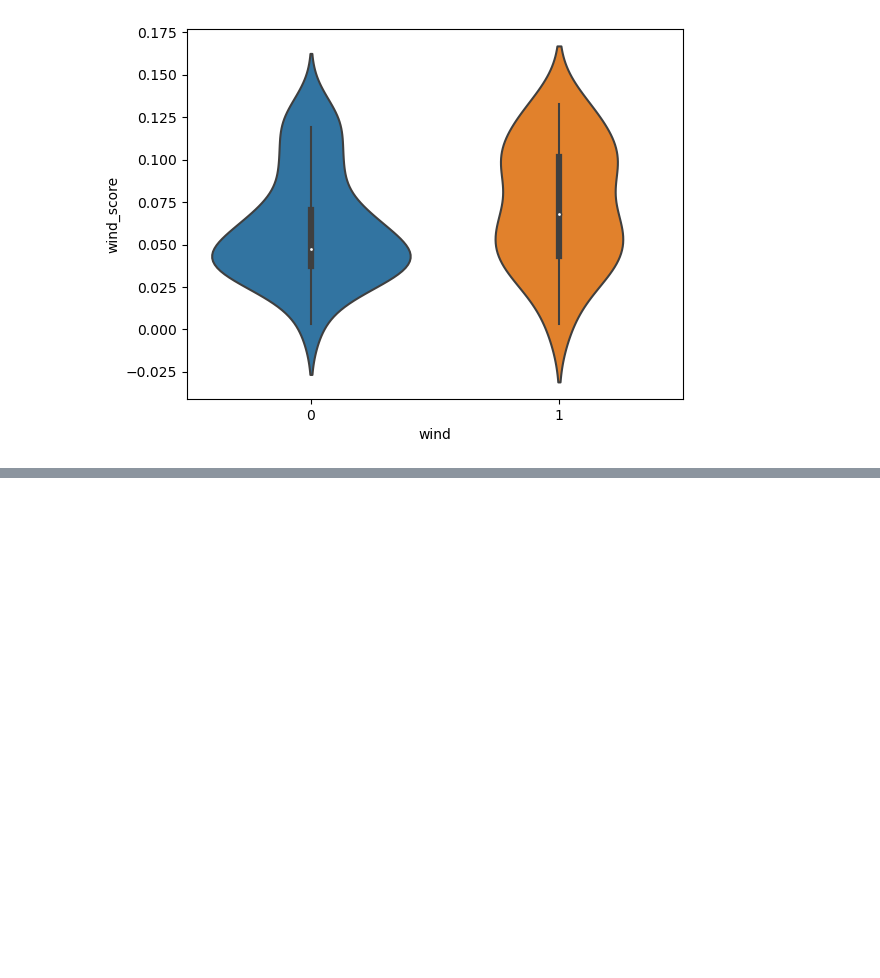
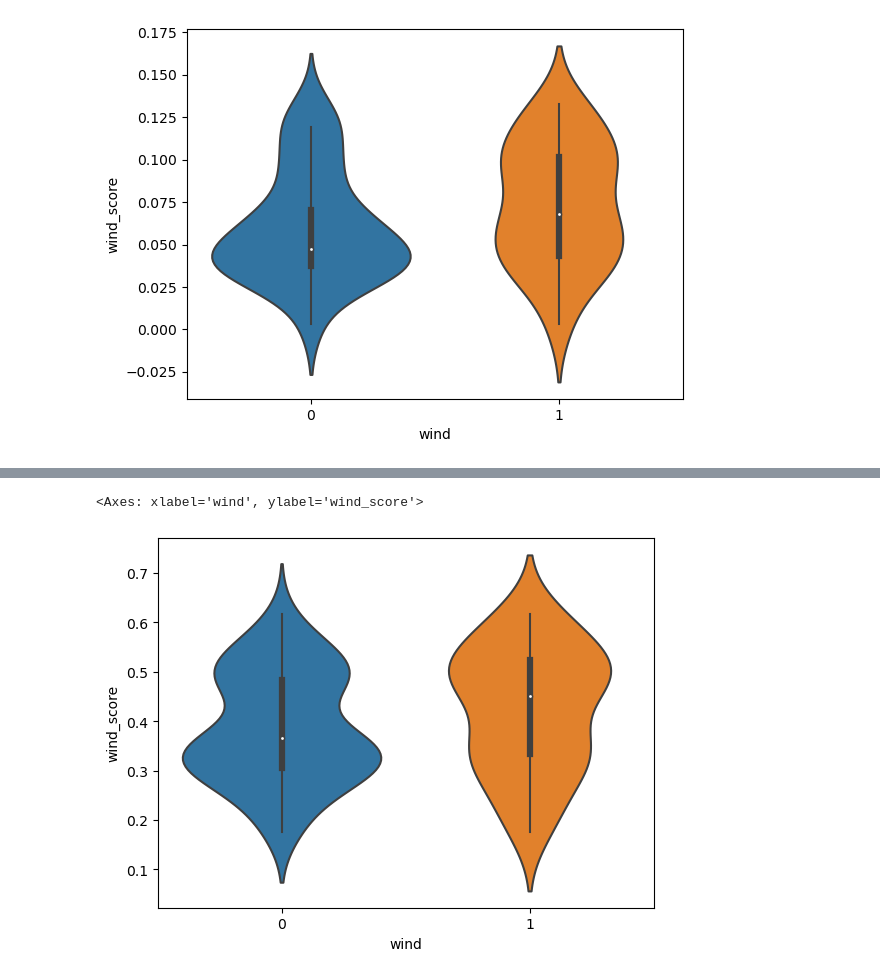
Before and after one commit to Loreb92/wind-noise-detection, a Jupyter notebook: tutorial/1.0.1_read_outputs_of_run_yamnet.ipynb, the cells around one changed output, grey strips where cells are left out. Saved outputs shown, nothing was run; the diff lists cells and outputs as text; code cells hidden in the pictures; blank space fills up the shorter version.

```diff
--- a/tutorial/1.0.1_read_outputs_of_run_yamnet.ipynb
+++ b/tutorial/1.0.1_read_outputs_of_run_yamnet.ipynb
@@ -69,6 +87,6 @@ wind_classes_idx = [277, 279, 305]
 # %%
 # list the files with the prediction scores: one file per audio recording
-pred_scores_file = os.listdir(os.path.join(OUTPUT_DIR, 'scores'))
+pred_scores_file = os.listdir(os.path.join(OUTPUT_ASIS_DIR, 'scores'))
 pred_scores_file
 # %% [output]
 ['STP01_20230315_200002_cut.npz',
@@ -77,8 +95,8 @@ pred_scores_file
  'STP03_20230322_193002_cut.npz']
 # %%
 # let's load the content of the first file
-meta = json.load(open(os.path.join(OUTPUT_DIR, 'metadata', pred_scores_file[0].replace('.npz', '.json'))))
-out_scores = sparse.load_npz(os.path.join(OUTPUT_DIR, 'scores', pred_scores_file[0]))
+meta = json.load(open(os.path.join(OUTPUT_ASIS_DIR, 'metadata', pred_scores_file[0].replace('.npz', '.json'))))
+out_scores = sparse.load_npz(os.path.join(OUTPUT_ASIS_DIR, 'scores', pred_scores_file[0]))
 
 print("Duration of the audio recording (seconds): ", meta['duration'])
 print("Number of rows (subsegments): ", out_scores.shape[0])
@@ -177,3 +198,39 @@ sns.violinplot(data=annotations_df, x='wind', y='wind_score')
 # %% [output]
 <Axes: xlabel='wind', ylabel='wind_score'>
 [figure]
+# %%
+# do the same for the wind scores of the yamnet TL model
+
+wind_scores_yamnet_tl_df = []
+for file in pred_scores_file:
+
+    # read the prediction scores
+    meta = json.load(open(os.path.join(OUTPUT_TL_DIR, 'metadata', pred_scores_file[0].replace('.npz', '.json'))))
+    out_scores = sparse.load_npz(os.path.join(OUTPUT_TL_DIR, 'scores_tl', pred_scores_file[0]))
+    out_scores = out_scores.toarray()
+
+    # get the wind scores for all the 5-second long intervals
+    for i in range(0, int(meta['duration']), 5):
+        idxs = get_frames_from_interval(i, i + 5, W_LEN_SEC, HOP_SEC)
+
+        if idxs[-1] >= out_scores.shape[0]:
+            # adjust the indexes if out of range
+            idxs = [idx for idx in idxs if idx < out_scores.shape[0]]
+
+        # average the scores of the subsegments
+        pred_score_interval = out_scores[idxs].mean(axis=0)[0]
+
+        # NOTE: differently from YAMNet as-is, YAMNet TL returns one single value for the wind score
+        wind_score = pred_score_interval
+
+        wind_scores_yamnet_tl_df.append({
+            'file_name': file.replace('.npz', '.wav'),
+            'segment_start_s': i,
+            'wind_score': wind_score
+        })
+
+wind_scores_yamnet_tl_df = pd.DataFrame(wind_scores_yamnet_tl_df)
+
+# merge the wind scores with the annotations
+wind_scores_yamnet_tl_df = pd.merge(annotations_df, wind_scores_yamnet_tl_df, on=['file_name', 'segment_start_s'], how='left')
+wind_scores_yamnet_tl_df.head()
@@ -179,0 +244,6 @@ sns.violinplot(data=annotations_df, x='wind', y='wind_score')
+# %%
+# show the distribution of wind scores for the wind and non-wind segments
+sns.violinplot(data=wind_scores_yamnet_tl_df, x='wind', y='wind_score')
+# %% [output]
+<Axes: xlabel='wind', ylabel='wind_score'>
+[figure, added]
```
Also changed, not shown: parts of 10 cells of this notebook, 2 other files.
